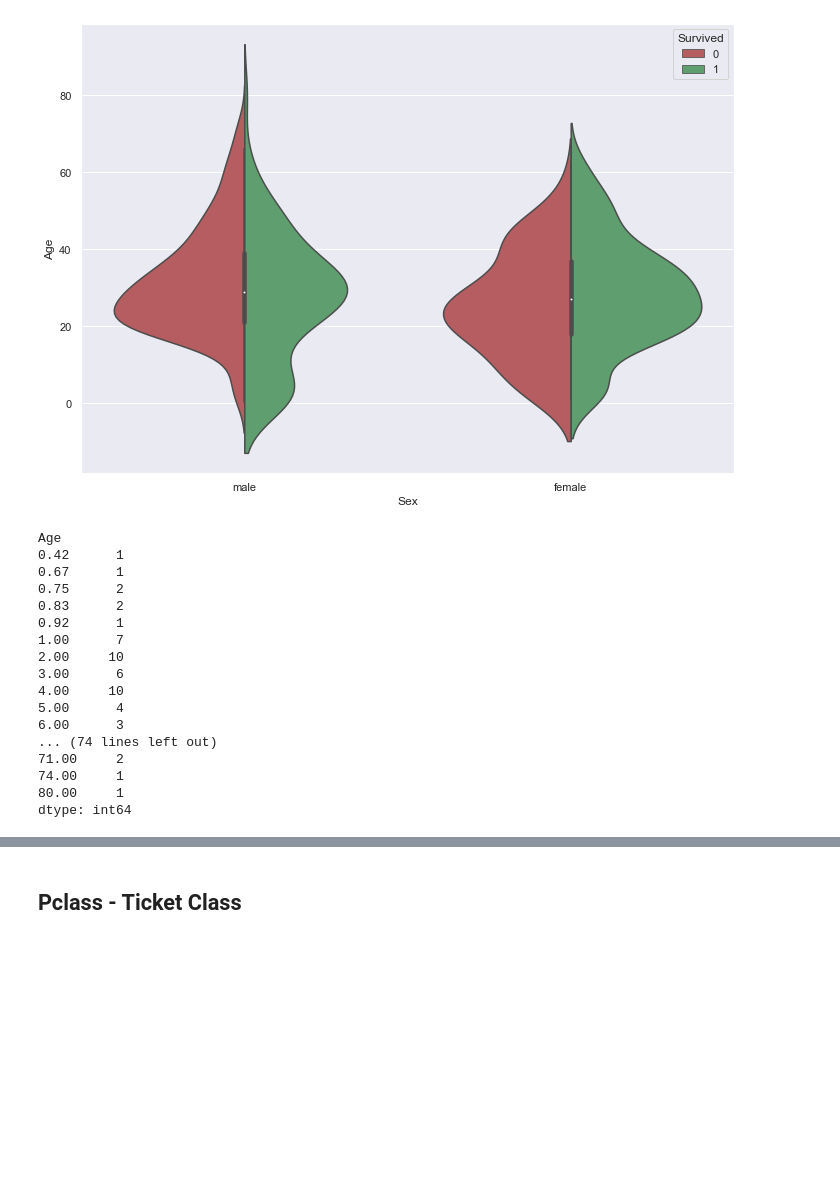
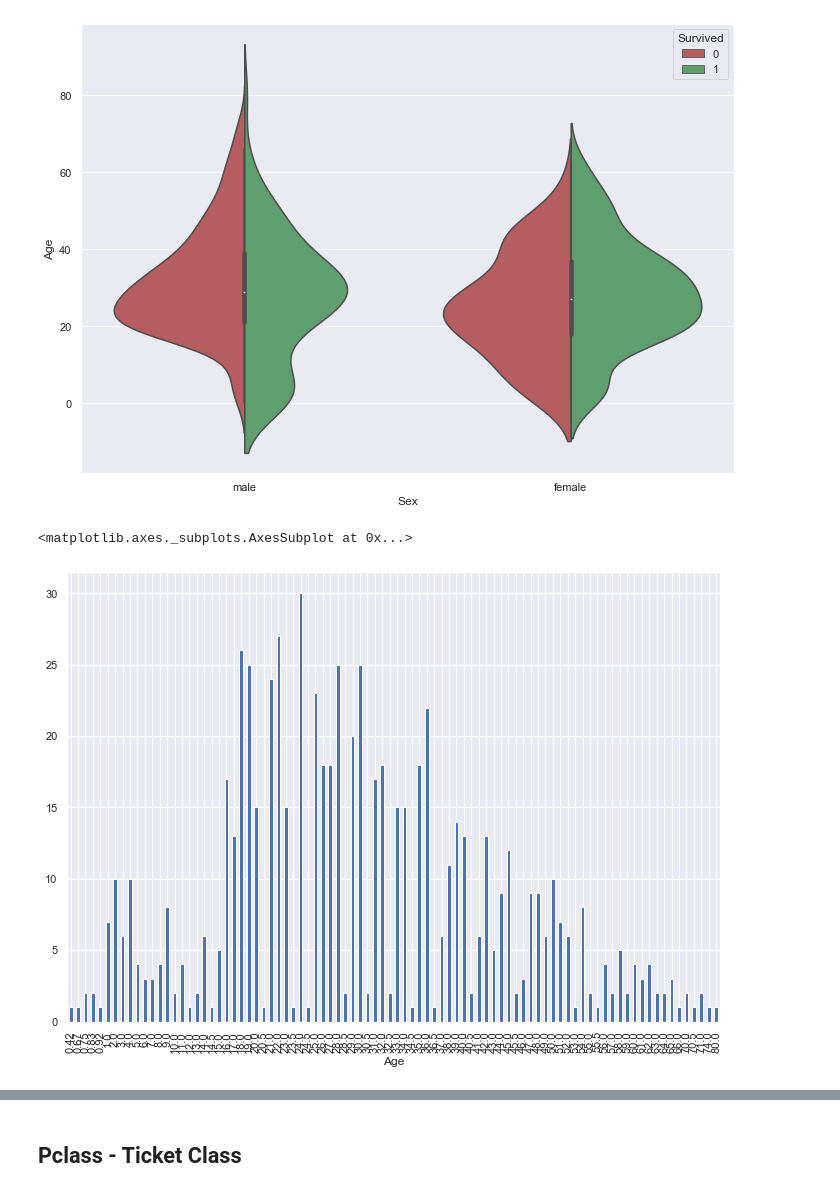
Before and after one commit to johnnyloreano/titanic, a Jupyter notebook: Untitled.ipynb, the cells around one changed output, grey strips where cells are left out. Saved outputs shown, nothing was run; the diff lists cells and outputs as text; code cells hidden in the pictures; blank space fills up the shorter version.

```diff
--- a/Untitled.ipynb
+++ b/Untitled.ipynb
@@ -138,0 +138,8 @@ female = dataset[dataset['Sex'] == 'female']
+# %%
+dataset['Name']
+
+dataset['Surname'] = dataset.apply(lambda x : x['Name'].split(',')[0].strip(), axis = 1)
+
+s = dataset.groupby(by = 'Surname').Surname.count()
+
+s
@@ -179,22 +207,7 @@ sns.violinplot(x='Sex', y='Age',
 # %% [output]
 [figure]
 # %%
-dataset.groupby(by = 'Age').size()
+dataset.groupby(by = 'Age').size().plot(kind = 'bar')
 # %% [output]
-Age
-0.42      1
-0.67      1
-0.75      2
-0.83      2
-0.92      1
-1.00      7
-2.00     10
-3.00      6
-4.00     10
-5.00      4
-6.00      3
-... (74 lines left out)
-71.00     2
-74.00     1
-80.00     1
-dtype: int64
+<matplotlib.axes._subplots.AxesSubplot at 0x...>
+[figure, added]
```
Also changed, not shown: parts of 32 cells of this notebook.
